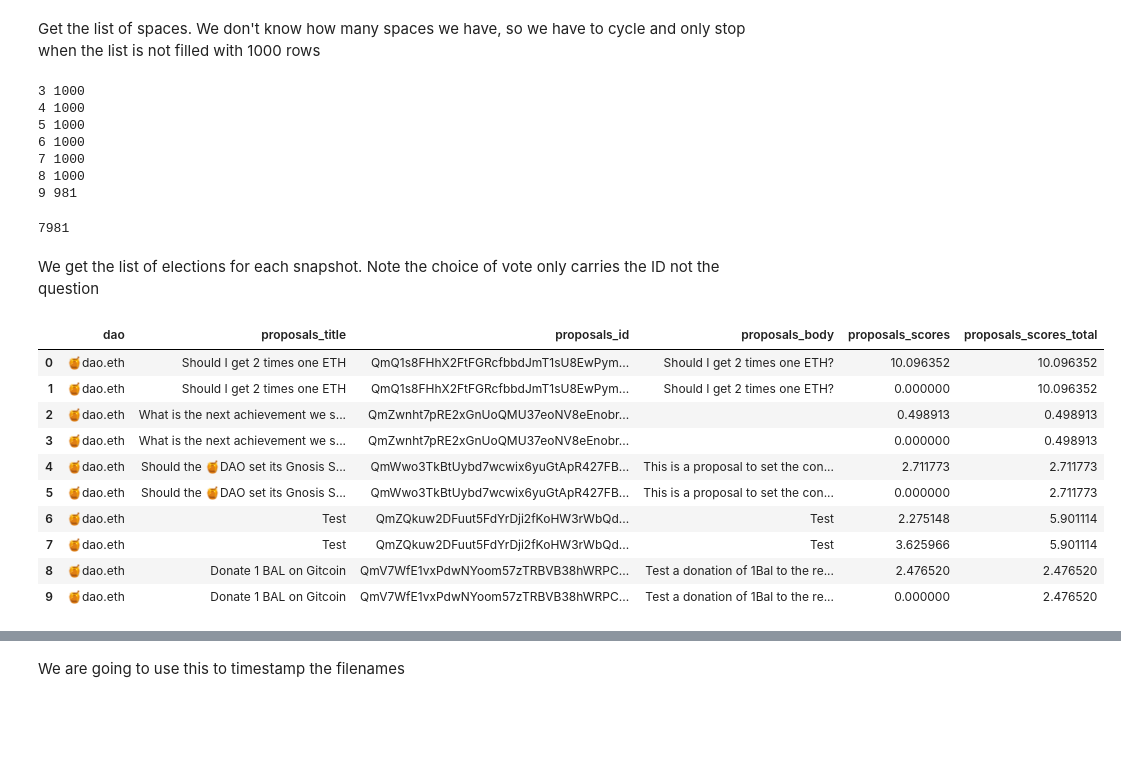
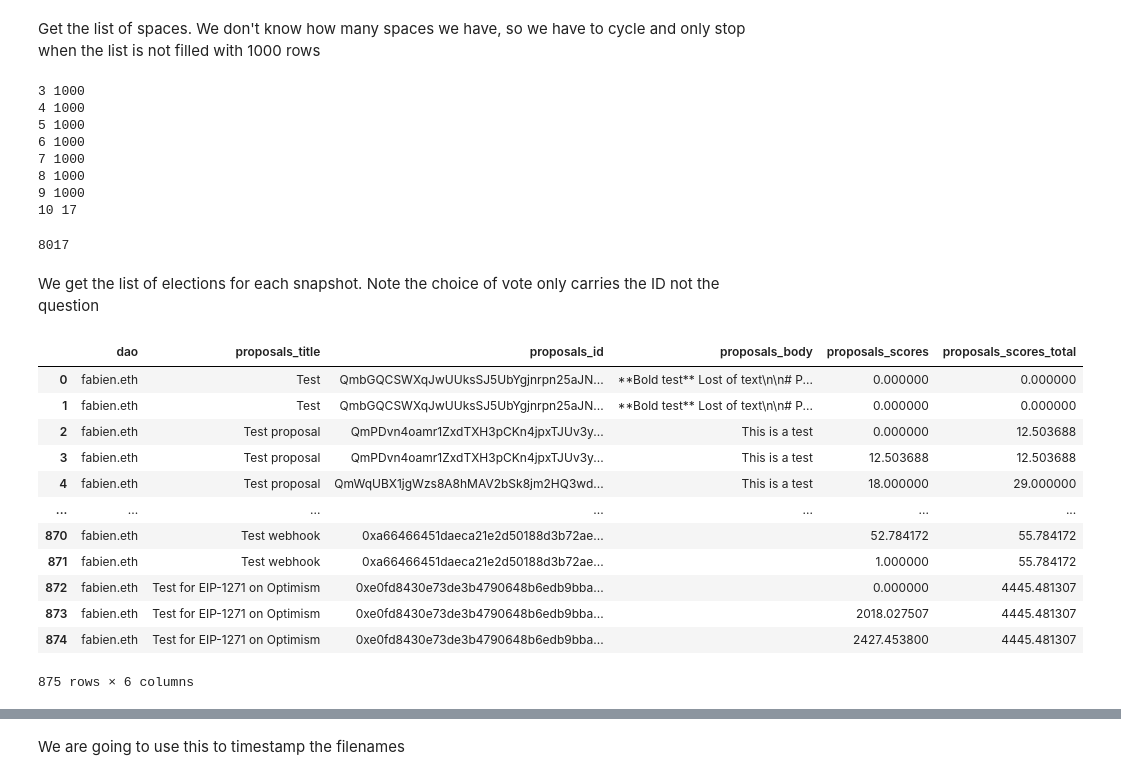
Before and after one commit to EdgeCaser/snapshot_governance, a Jupyter notebook: snapshot_crawler.ipynb, the cells around one changed output, grey strips where cells are left out. Cells and saved outputs as stored; diff of their text form; code cells hidden in the pictures; blank space fills up the shorter version.

```diff
--- a/snapshot_crawler.ipynb
+++ b/snapshot_crawler.ipynb
@@ -12,8 +13,8 @@ Get the list of spaces. We don't know how many spaces we have, so we have to cyc
 # %%
 spaces=[]
 spaces = snapshot.Query.spaces(
-  orderBy='id',
-  orderDirection='desc',
+  orderBy='created',
+  orderDirection='asc',
   first=1000,
 )
 spaces_list = sg.query_df([
@@ -27,7 +28,7 @@ t=2
 while n<1:
   spaces2 = snapshot.Query.spaces(
     orderBy='created',
-    orderDirection='desc',
+    orderDirection='asc',
     first=1000,
     skip = 1000*t
   )
@@ -49,50 +50,53 @@ olympus_coord=spaces_list.index[spaces_list['spaces_id'] == 'olympusdao.eth'].to
 6 1000
 7 1000
 8 1000
-9 981
+9 1000
+10 17
 # %%
 numspaces = len(spaces_list)
 numspaces
 # %% [output]
-7981
+8017
 # %% [markdown]
 We get the list of elections  for each snapshot. Note the choice of vote only carries the ID not the question
 # %%
 space_name = spaces_list.iat[1,0]
 proposals = snapshot.Query.proposals(
   orderBy='created',
-  orderDirection='desc',
+  orderDirection='asc',
   first=1000,
   where=[
     snapshot.Proposal.space == space_name,
     snapshot.Proposal.state == 'closed'
     ##snapshot.Proposal.title == 'OIP-18: Reward rate framework and reduction',
   ]
 )
 
 proposals_snapshots = sg.query_df([
     proposals.title,
     proposals.id,
     proposals.body,
     proposals.scores,
     proposals.scores_total
 ])
 
 proposals_snapshots.insert(0,'dao',space_name)
 
 proposals_snapshots
 # %% [output]
 |  | dao | proposals_title | proposals_id | proposals_body | proposals_scores | proposals_scores_total |
-| 0 | 🍯dao.eth | Should I get 2 times one ETH | QmQ1s8FHhX2FtFGRcfbbdJmT1sU8EwPym... | Should I get 2 times one ETH? | 10.096352 | 10.096352 |
-| 1 | 🍯dao.eth | Should I get 2 times one ETH | QmQ1s8FHhX2FtFGRcfbbdJmT1sU8EwPym... | Should I get 2 times one ETH? | 0.000000 | 10.096352 |
-| 2 | 🍯dao.eth | What is the next achievement we s... | QmZwnht7pRE2xGnUoQMU37eoNV8eEnobr... |  | 0.498913 | 0.498913 |
-| 3 | 🍯dao.eth | What is the next achievement we s... | QmZwnht7pRE2xGnUoQMU37eoNV8eEnobr... |  | 0.000000 | 0.498913 |
-| 4 | 🍯dao.eth | Should the 🍯️DAO set its Gnosis S... | QmWwo3TkBtUybd7wcwix6yuGtApR427FB... | This is a proposal to set the con... | 2.711773 | 2.711773 |
-| 5 | 🍯dao.eth | Should the 🍯️DAO set its Gnosis S... | QmWwo3TkBtUybd7wcwix6yuGtApR427FB... | This is a proposal to set the con... | 0.000000 | 2.711773 |
-| 6 | 🍯dao.eth | Test | QmZQkuw2DFuut5FdYrDji2fKoHW3rWbQd... | Test | 2.275148 | 5.901114 |
-| 7 | 🍯dao.eth | Test | QmZQkuw2DFuut5FdYrDji2fKoHW3rWbQd... | Test | 3.625966 | 5.901114 |
-| 8 | 🍯dao.eth | Donate 1 BAL on Gitcoin | QmV7WfE1vxPdwNYoom57zTRBVB38hWRPC... | Test a donation of 1Bal to the re... | 2.476520 | 2.476520 |
-| 9 | 🍯dao.eth | Donate 1 BAL on Gitcoin | QmV7WfE1vxPdwNYoom57zTRBVB38hWRPC... | Test a donation of 1Bal to the re... | 0.000000 | 2.476520 |
+| 0 | fabien.eth | Test | QmbGQCSWXqJwUUksSJ5UbYgjnrpn25aJN... | **Bold test** Lost of text\n\n# P... | 0.000000 | 0.000000 |
+| 1 | fabien.eth | Test | QmbGQCSWXqJwUUksSJ5UbYgjnrpn25aJN... | **Bold test** Lost of text\n\n# P... | 0.000000 | 0.000000 |
+| 2 | fabien.eth | Test proposal | QmPDvn4oamr1ZxdTXH3pCKn4jpxTJUv3y... | This is a test | 0.000000 | 12.503688 |
+| 3 | fabien.eth | Test proposal | QmPDvn4oamr1ZxdTXH3pCKn4jpxTJUv3y... | This is a test | 12.503688 | 12.503688 |
+| 4 | fabien.eth | Test proposal | QmWqUBX1jgWzs8A8hMAV2bSk8jm2HQ3wd... | This is a test | 18.000000 | 29.000000 |
+| ... | ... | ... | ... | ... | ... | ... |
+| 870 | fabien.eth | Test webhook | 0xa66466451daeca21e2d50188d3b72ae... |  | 52.784172 | 55.784172 |
+| 871 | fabien.eth | Test webhook | 0xa66466451daeca21e2d50188d3b72ae... |  | 1.000000 | 55.784172 |
+| 872 | fabien.eth | Test for EIP-1271 on Optimism | 0xe0fd8430e73de3b4790648b6edb9bba... |  | 0.000000 | 4445.481307 |
+| 873 | fabien.eth | Test for EIP-1271 on Optimism | 0xe0fd8430e73de3b4790648b6edb9bba... |  | 2018.027507 | 4445.481307 |
+| 874 | fabien.eth | Test for EIP-1271 on Optimism | 0xe0fd8430e73de3b4790648b6edb9bba... |  | 2427.453800 | 4445.481307 |
+875 rows × 6 columns
 # %%
 space_name = spaces_list.iat[2,0]
 
```
Also changed, not shown: parts of 25 cells of this notebook, 1 other file.
